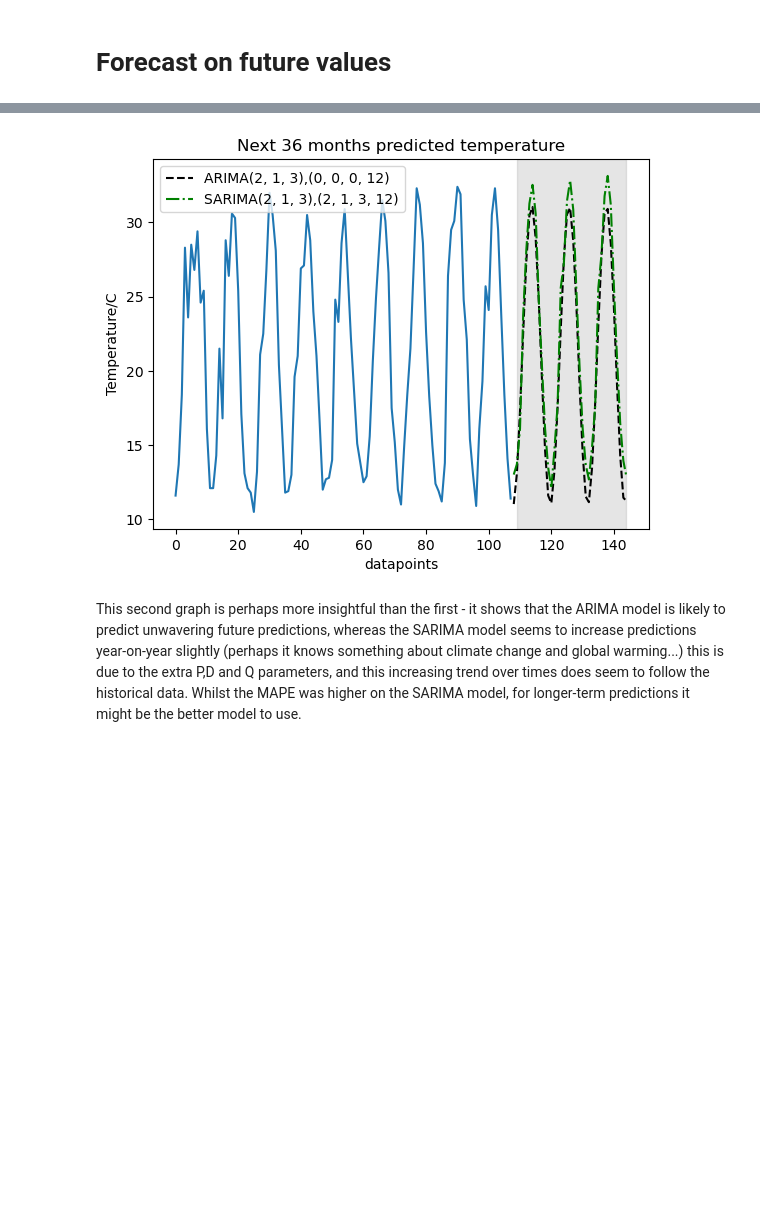
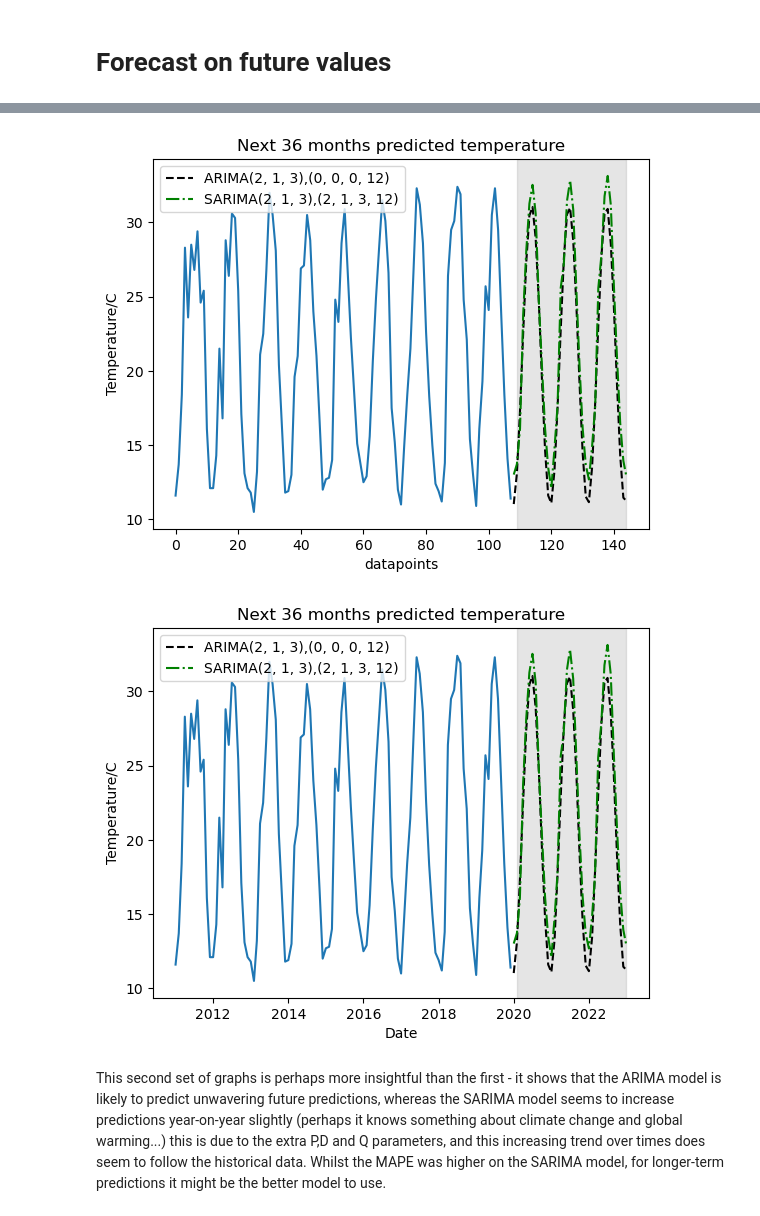
Before and after one commit to kcj-coding/Python-coding, a Jupyter notebook: python-time-series-forecasting1.ipynb, the cells around one changed output, grey strips where cells are left out. Saved outputs shown, nothing was run; the diff lists cells and outputs as text; code cells hidden in the pictures; blank space fills up the shorter version.

```diff
--- a/python-time-series-forecasting1.ipynb
+++ b/python-time-series-forecasting1.ipynb
@@ -984,32 +1090,88 @@ x = 36 # next 36 months
 df_future_season['index'] = df_future_season.index
 
 # ARIMA predictions
 ARIMA_preds_season = model_ARIMA_fit.get_prediction(len(df_future_season),len(df_future_season)+x).predicted_mean
 
 # SARIMA predictions
 SARIMA_preds_season = model_SARIMA_fit.get_prediction(len(df_future_season),len(df_future_season)+x).predicted_mean
 
 test_season_ARIMA = pd.DataFrame({'arima_pred':ARIMA_preds_season})
 test_season_SARIMA = pd.DataFrame({'sarima_pred':SARIMA_preds_season})
 
 # concat this onto df
 models = pd.concat([test_season_ARIMA,test_season_SARIMA],axis=1)
 df_future_season = pd.concat([df_future_season,models])
 
 
 # graph this
 fig, ax = plt.subplots()
 
 ax.plot(df_future_season.index, df_future_season['test'])
 ax.plot(df_future_season.index, df_future_season['arima_pred'], 'k--', label=f"ARIMA{p_use_ARIMA,d,q_use_ARIMA},{P_use_ARIMA,D_ARIMA,Q_use_ARIMA,s}")
 ax.plot(df_future_season.index, df_future_season['sarima_pred'], 'g-.', label=f"SARIMA{p_use_SARIMA,d,q_use_SARIMA},{P_use_SARIMA,D_SARIMA,Q_use_SARIMA,s}")
 
 ax.set_xlabel('datapoints')
 ax.set_ylabel('Temperature/C')
 ax.axvspan(df_future_season.index[len(df_future_season)-x],df_future_season.index[len(df_future_season)-1], color='#808080', alpha=0.2)
 ax.set_title(f"Next {x} months predicted temperature")
 ax.legend(loc=2);
+
+################## forecast future x time ####################################
+df_future_season = df.copy()
+
+# future prediction forecast range
+x = 36 # next 36 months
+
+# make a daterange of this
+dates_to_add = []
+
+last_date = df.date[-1:].reset_index()
+last_date = last_date['date'][0]
+
+for iii in range(1,x+2,1):
+    dater = last_date+pd.DateOffset(months=iii) # or days, years etc
+    dater = pd.Timestamp(dater).to_pydatetime()
+    dates_to_add.append(dater)
+
+dates_to_add = pd.DataFrame({'date':dates_to_add})
+
+# make a df which has this range of values
+df_future_season['index'] = df_future_season.index
+
+# ARIMA predictions
+ARIMA_preds_season = model_ARIMA_fit.get_prediction(len(df_future_season),len(df_future_season)+x).predicted_mean
+
+# SARIMA predictions
+SARIMA_preds_season = model_SARIMA_fit.get_prediction(len(df_future_season),len(df_future_season)+x).predicted_mean
+
+test_season_ARIMA = pd.DataFrame({'arima_pred':ARIMA_preds_season})
+test_season_SARIMA = pd.DataFrame({'sarima_pred':SARIMA_preds_season})
+
+dates_to_add.index = test_season_ARIMA.index
+
+#test_season_ARIMA = pd.concat([test_season_ARIMA,dates_to_add],axis=1)
+test_season_ARIMA['date'] = dates_to_add['date']
+#test_season_SARIMA['date'] = dates_to_add['date']
+
+# concat this onto df
+models = pd.concat([test_season_ARIMA,test_season_SARIMA],axis=1)
+df_future_season = pd.concat([df_future_season,models])
+df_future_season['index'] = df_future_season.index
+
+# graph this
+fig, ax = plt.subplots()
+
+ax.plot(df_future_season['date'], df_future_season['test'])
+ax.plot(df_future_season['date'], df_future_season['arima_pred'], 'k--', label=f"ARIMA{p_use_ARIMA,d,q_use_ARIMA},{P_use_ARIMA,D_ARIMA,Q_use_ARIMA,s}")
+ax.plot(df_future_season['date'], df_future_season['sarima_pred'], 'g-.', label=f"SARIMA{p_use_SARIMA,d,q_use_SARIMA},{P_use_SARIMA,D_SARIMA,Q_use_SARIMA,s}")
+
+ax.set_xlabel('Date')
+ax.set_ylabel('Temperature/C')
+ax.axvspan(df_future_season.date[len(df_future_season)-x],df_future_season.date[len(df_future_season)-1], color='#808080', alpha=0.2)
+ax.set_title(f"Next {x} months predicted temperature")
+ax.legend(loc=2);
 # %% [output]
 [figure]
+[figure, added]
 # %% [markdown]
-This second graph is perhaps more insightful than the first - it shows that the ARIMA model is likely to predict unwavering future predictions, whereas the SARIMA model seems to increase predictions year-on-year slightly (perhaps it knows something about climate change and global warming...) this is due to the extra P,D and Q parameters, and this increasing trend over times does seem to follow the historical data. Whilst the MAPE was higher on the SARIMA model, for longer-term predictions it might be the better model to use.
+This second set of graphs is perhaps more insightful than the first - it shows that the ARIMA model is likely to predict unwavering future predictions, whereas the SARIMA model seems to increase predictions year-on-year slightly (perhaps it knows something about climate change and global warming...) this is due to the extra P,D and Q parameters, and this increasing trend over times does seem to follow the historical data. Whilst the MAPE was higher on the SARIMA model, for longer-term predictions it might be the better model to use.
```
Also changed, not shown: parts of 3 cells of this notebook.
